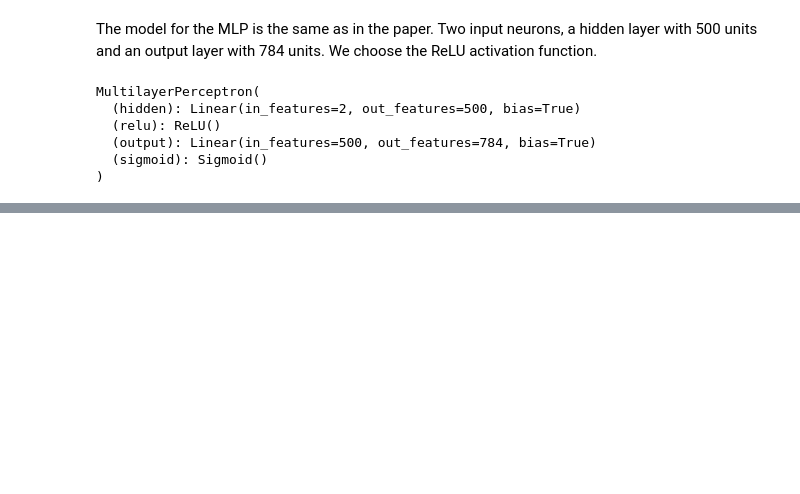
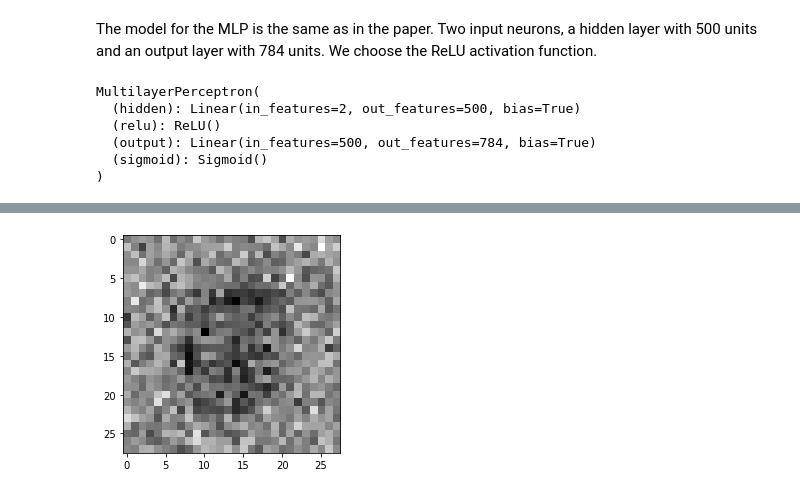
Before and after one commit to gabrielkasmi/ot_gan_ensae, a Jupyter notebook: autodiff_ot_gan.ipynb, the cells around one changed output, grey strips where cells are left out. Saved outputs shown, nothing was run; the diff lists cells and outputs as text; code cells hidden in the pictures; blank space fills up the shorter version.

```diff
--- a/autodiff_ot_gan.ipynb
+++ b/autodiff_ot_gan.ipynb
@@ -130,3 +155,0 @@ for epoch in range(epoch):
-# %%
-test.eval()
-y_pred = test(x)
@@ -136,0 +156,36 @@ imshow(y_pred)
+# %%
+# test if the network is training as expected on a dummy example
+# should generate an "average" image
+
+z_size = 2
+test.train()
+epochs = 10
+samples_evolution = []
+losses = []
+for epoch in range(epochs):
+
+    for batch_i, (real_images, _) in enumerate(train_loader):
+
+        batch_size = real_images.size(0)
+        real_images = real_images*2 - 1 # rescale the images
+        real_images = real_images.view(-1, 28*28).cuda()
+
+        optimizer.zero_grad()
+        # Forward pass
+        z = torch.rand((batch_size,z_size), requires_grad=True).cuda()
+        y_pred = test(z).cuda()
+
+        # Compute Loss
+        loss = criterion(y_pred, real_images) # this loss will be replaced by the sinkhorn loss
+
+
+        # Backward pass
+        loss.backward()
+        optimizer.step()
+    print('Epoch %s: train loss: %0.5f' %(epoch, loss.item()))
+    losses.append(loss.item())
+    if epoch%10==0:
+        # add an image to the list to see the improvements
+        print('Generating an image after %s epochs' %epoch)
+        x = torch.rand(2, requires_grad=True).cuda()
+        samples_evolution.append(test(x))
@@ -136,0 +204,5 @@ imshow(y_pred)
+# %%
+for img in samples_evolution:
+    imshow(img)
+# %% [output]
+[figure, added]
```
Also changed, not shown: parts of 34 cells of this notebook, 12 other files.
